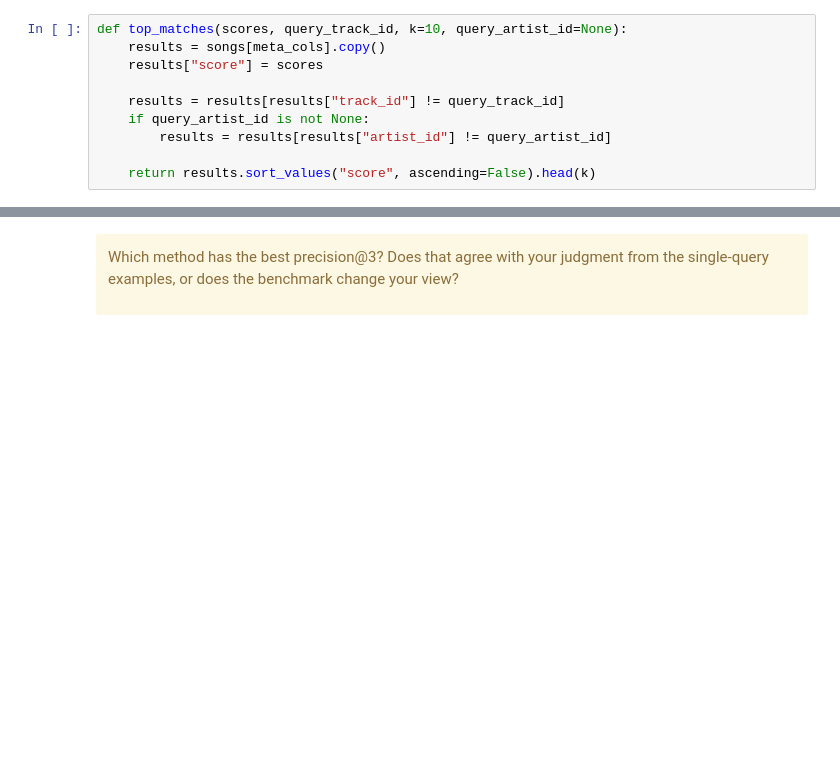
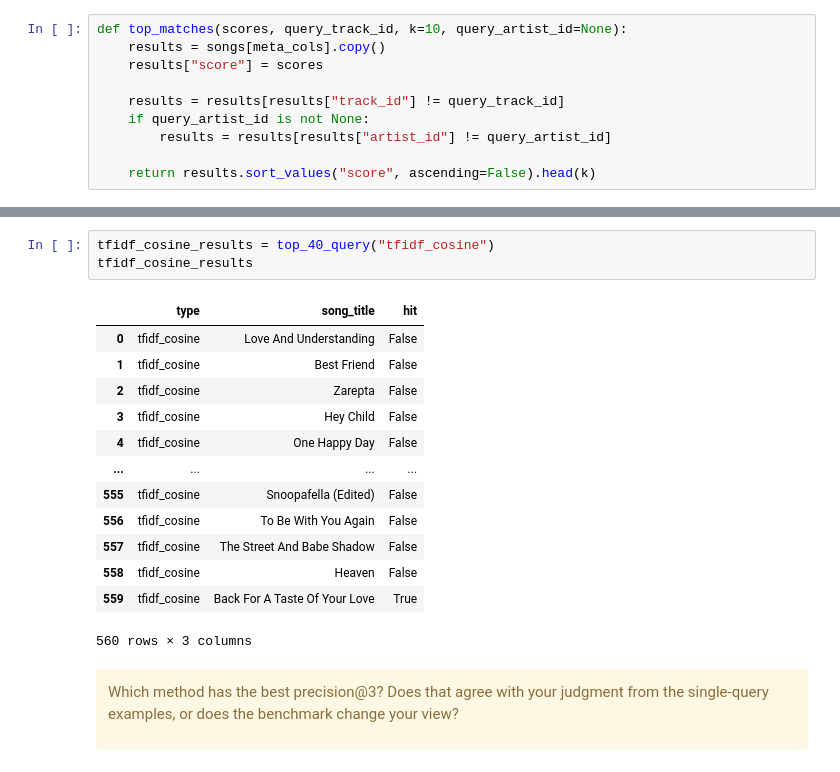
Before and after one commit to hdykens/UU_Lab_Repo, a Jupyter notebook: lab_02_in_class.ipynb, the cells around one changed output, grey strips where cells are left out. Drawn from its saved outputs; the diff is of its cells as text; blank space fills up the shorter version.

```diff
--- a/lab_02_in_class.ipynb
+++ b/lab_02_in_class.ipynb
@@ -850,3 +873,20 @@ hit
+# %%
+tfidf_cosine_results = top_40_query("tfidf_cosine")
+tfidf_cosine_results
+# %% [output]
+|  | type | song_title | hit |
+| 0 | tfidf_cosine | Love And Understanding | False |
+| 1 | tfidf_cosine | Best Friend | False |
+| 2 | tfidf_cosine | Zarepta | False |
+| 3 | tfidf_cosine | Hey Child | False |
+| 4 | tfidf_cosine | One Happy Day | False |
+| ... | ... | ... | ... |
+| 555 | tfidf_cosine | Snoopafella (Edited) | False |
+| 556 | tfidf_cosine | To Be With You Again | False |
+| 557 | tfidf_cosine | The Street And Babe Shadow | False |
+| 558 | tfidf_cosine | Heaven | False |
+| 559 | tfidf_cosine | Back For A Taste Of Your Love | True |
+560 rows × 3 columns
 # %% [markdown]
 <div class="alert alert-block alert-warning">
 
```
Also changed, not shown: parts of 3 cells of this notebook.
